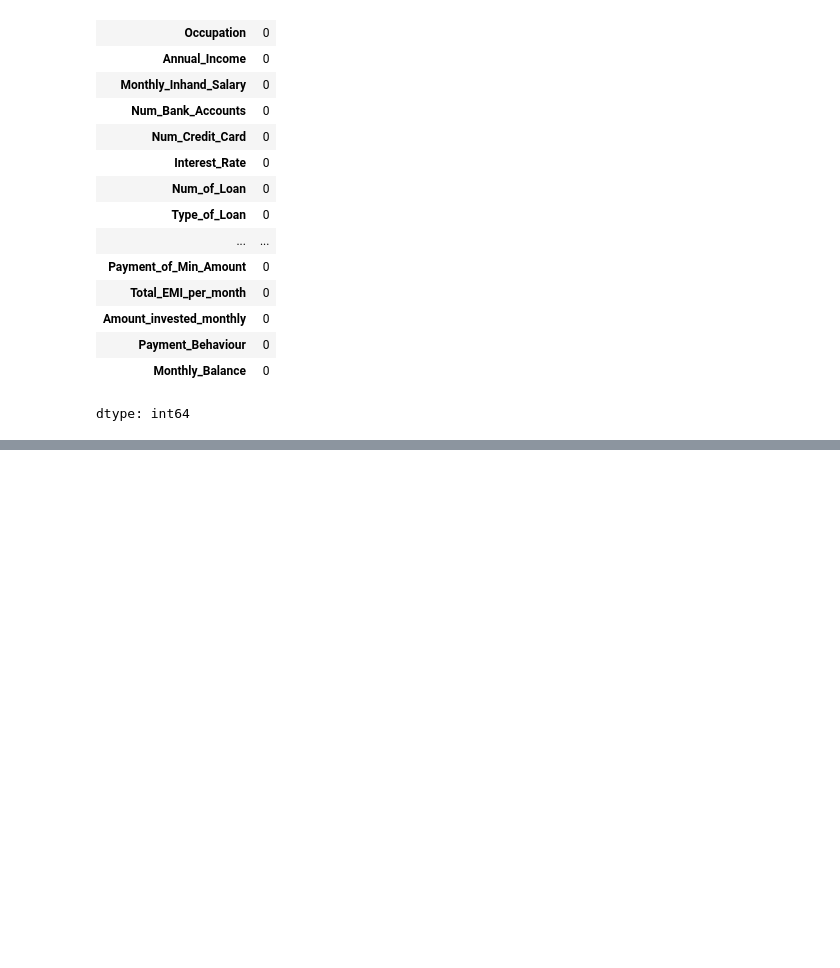
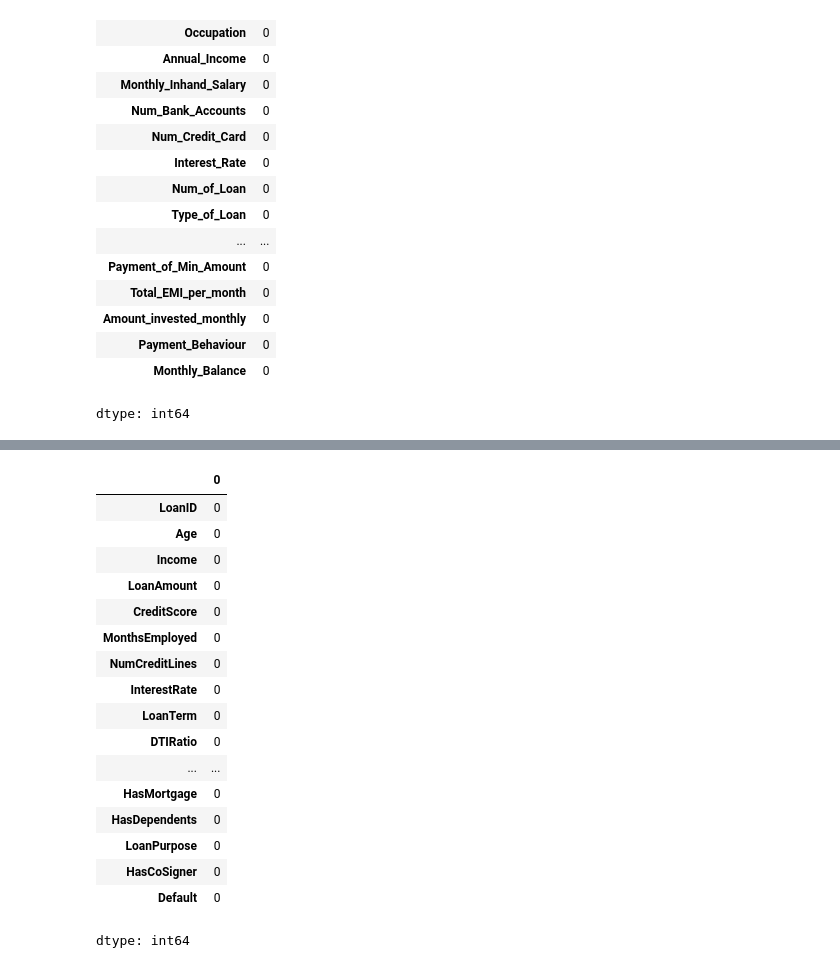
Before and after one commit to cindyd97/Project_4_Group_4, a Jupyter notebook: cleaning_credit_loan_data.ipynb, the cells around one changed output, grey strips where cells are left out. Cells and saved outputs as stored; diff of their text form; code cells hidden in the pictures; blank space fills up the shorter version.

```diff
--- a/cleaning_credit_data.ipynb
+++ b/cleaning_credit_loan_data.ipynb
@@ -162,0 +201,22 @@ files.download("clean_credit_data.csv")
+# %%
+# Check the null values in the data set
+loan_df.isnull().sum()
+# %% [output]
+|  | 0 |
+| LoanID | 0 |
+| Age | 0 |
+| Income | 0 |
+| LoanAmount | 0 |
+| CreditScore | 0 |
+| MonthsEmployed | 0 |
+| NumCreditLines | 0 |
+| InterestRate | 0 |
+| LoanTerm | 0 |
+| DTIRatio | 0 |
+| ... | ... |
+| HasMortgage | 0 |
+| HasDependents | 0 |
+| LoanPurpose | 0 |
+| HasCoSigner | 0 |
+| Default | 0 |
+dtype: int64
```
Also changed, not shown: parts of 9 cells of this notebook.
